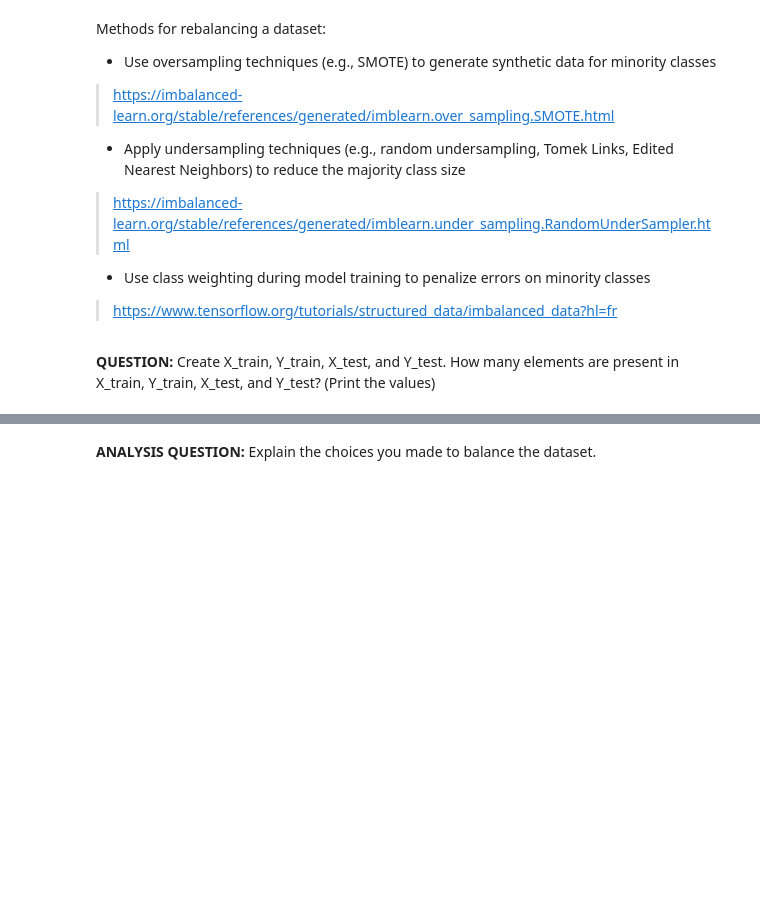
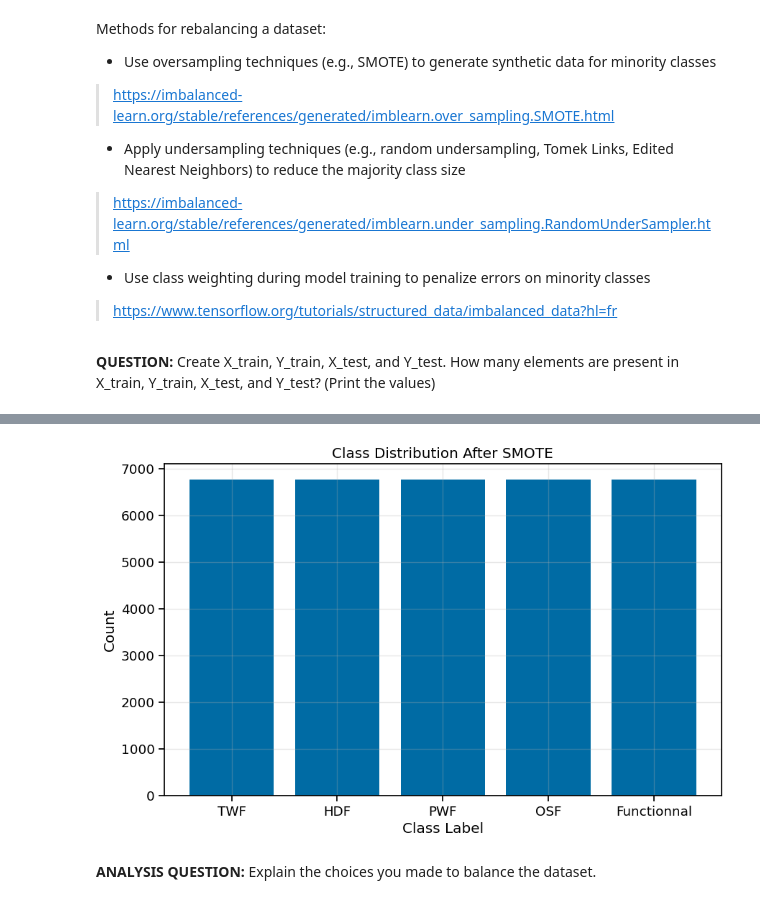
Before and after one commit to Tichow/TP_IA_embarquee, a Jupyter notebook: neural_network/TP_IA_EMBARQUEE.ipynb, the cells around one changed output, grey strips where cells are left out. Drawn from its saved outputs; the diff is of its cells as text; code cells hidden in the pictures; blank space fills up the shorter version.

Commit message:
Try to improve de balanced model

```diff
--- a/neural_network/TP_IA_EMBARQUEE.ipynb
+++ b/neural_network/TP_IA_EMBARQUEE.ipynb
@@ -918,0 +848,80 @@ Name: count, dtype: int64
+# %%
+# Data preparation with balancing
+
+# Process the loaded dataset
+Raw_data2 = maintenance_data.copy()
+Raw_data2["Functionnal"] = 1-Raw_data2['Machine failure']
+data_df2 = Raw_data2.drop(['Type','UDI','Product ID','RNF', 'Machine failure'], axis=1)
+
+# Filter rows to ensure each row has only one type of failure
+filtered_df = data_df2[data_df2.iloc[:,5:].sum(axis=1) == 1]
+
+# Prepare inputs and outputs
+data_inputs = pd.get_dummies(filtered_df.iloc[:,0:5])
+data_outputs = filtered_df.iloc[:,5:]
+
+# Function to convert labels to single numerical values
+def flat(row):
+    if row['Functionnal'] == 1:
+        return 1
+    elif row['TWF'] == 1:
+        return 2
+    elif row['HDF'] == 1:
+        return 3
+    elif row['PWF'] == 1:
+        return 4
+    elif row['OSF'] == 1:
+        return 5
+    return 0
+
+# Apply function to get a single column of labels
+outputs_single = data_outputs.apply(flat, axis=1)
+
+# Apply SMOTE to balance the dataset
+smote = SMOTE(sampling_strategy='auto', random_state=42)
+X_resampled, Y_resampled = smote.fit_resample(data_inputs, outputs_single)
+
+# Convert labels to one-hot format
+Y_resampled_full = np.zeros((Y_resampled.shape[0], 5))
+Y_resampled_full[np.arange(Y_resampled.shape[0]), Y_resampled - 1] = 1
+
+# Split into training and test sets with stratification
+X_train, X_test, Y_train, Y_test = train_test_split(
+    X_resampled,
+    Y_resampled_full,
+    test_size=0.3,
+    random_state=42,
+    stratify=Y_resampled
+)
+
+# Split the test set into test and validation
+X_test, X_valid, Y_test, Y_valid = train_test_split(
+    X_test,
+    Y_test,
+    test_size=0.5,
+    random_state=42,
+    stratify=np.argmax(Y_test, axis=1)
+)
+
+# Display dataset dimensions
+print(f'Number of elements in X_train: {len(X_train)}')
+print(f'Number of elements in Y_train: {len(Y_train)}')
+print(f'Number of elements in X_test: {len(X_test)}')
+print(f'Number of elements in Y_test: {len(Y_test)}')
+print(f'Number of elements in X_val: {len(X_valid)}')
+print(f'Number of elements in Y_val: {len(Y_valid)}')
+
+# Display output labels
+output_labels = data_outputs.columns.tolist()
+print(output_labels)
+
+# Visualize class distribution after SMOTE
+plt.figure(figsize=(10, 6))
+plt.bar(range(5), np.sum(Y_train, axis=0))
+plt.title('Class Distribution After SMOTE')
+plt.xlabel('Class Label')
+plt.ylabel('Count')
+plt.xticks(range(5), output_labels)
+plt.grid(alpha=0.3)
+plt.show()
+# %% [output]
@@ -919,3 +935,4 @@ Name: count, dtype: int64
+[figure, added]
 # %% [markdown]
 **ANALYSIS QUESTION:** Explain the choices you made to balance the dataset.
 # %% [markdown]
```
Also changed, not shown: parts of 6 cells of this notebook.
